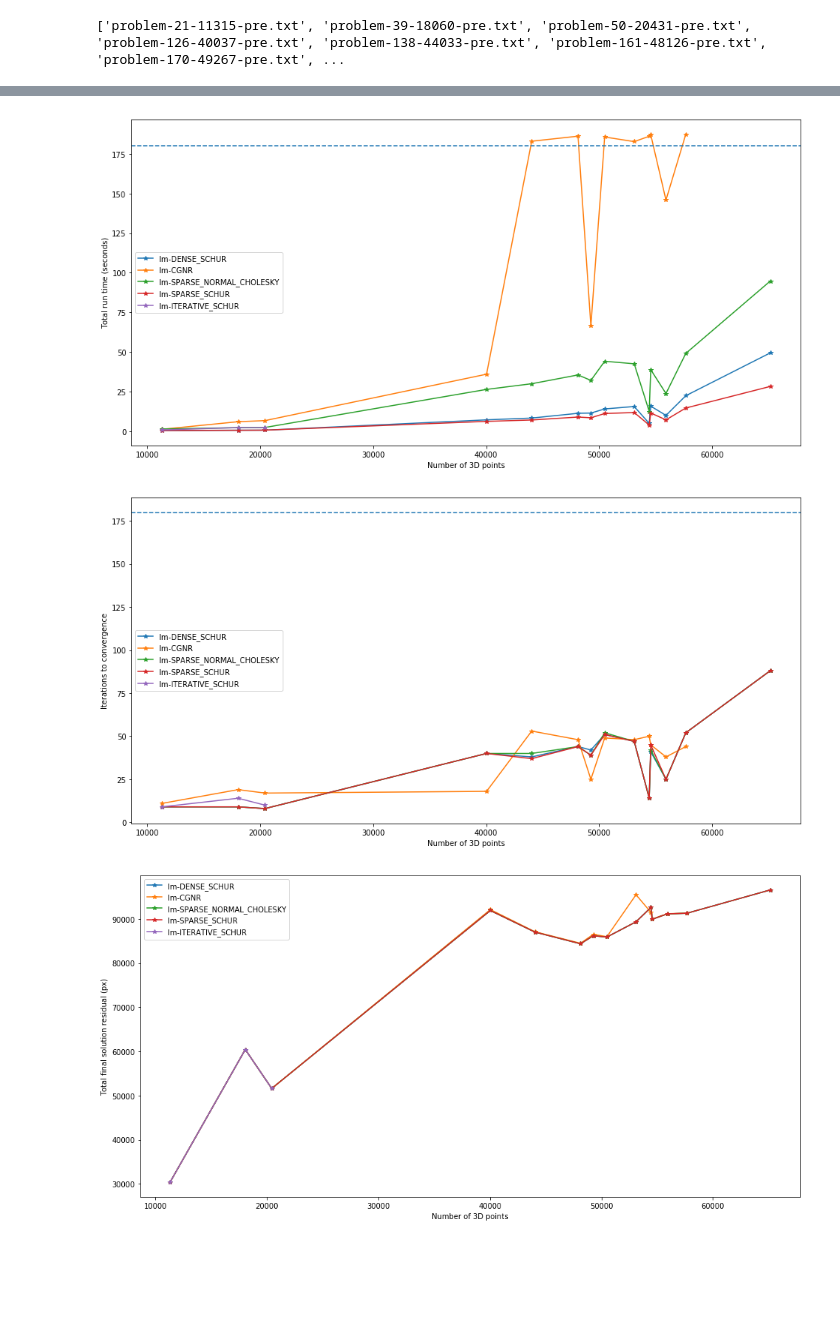
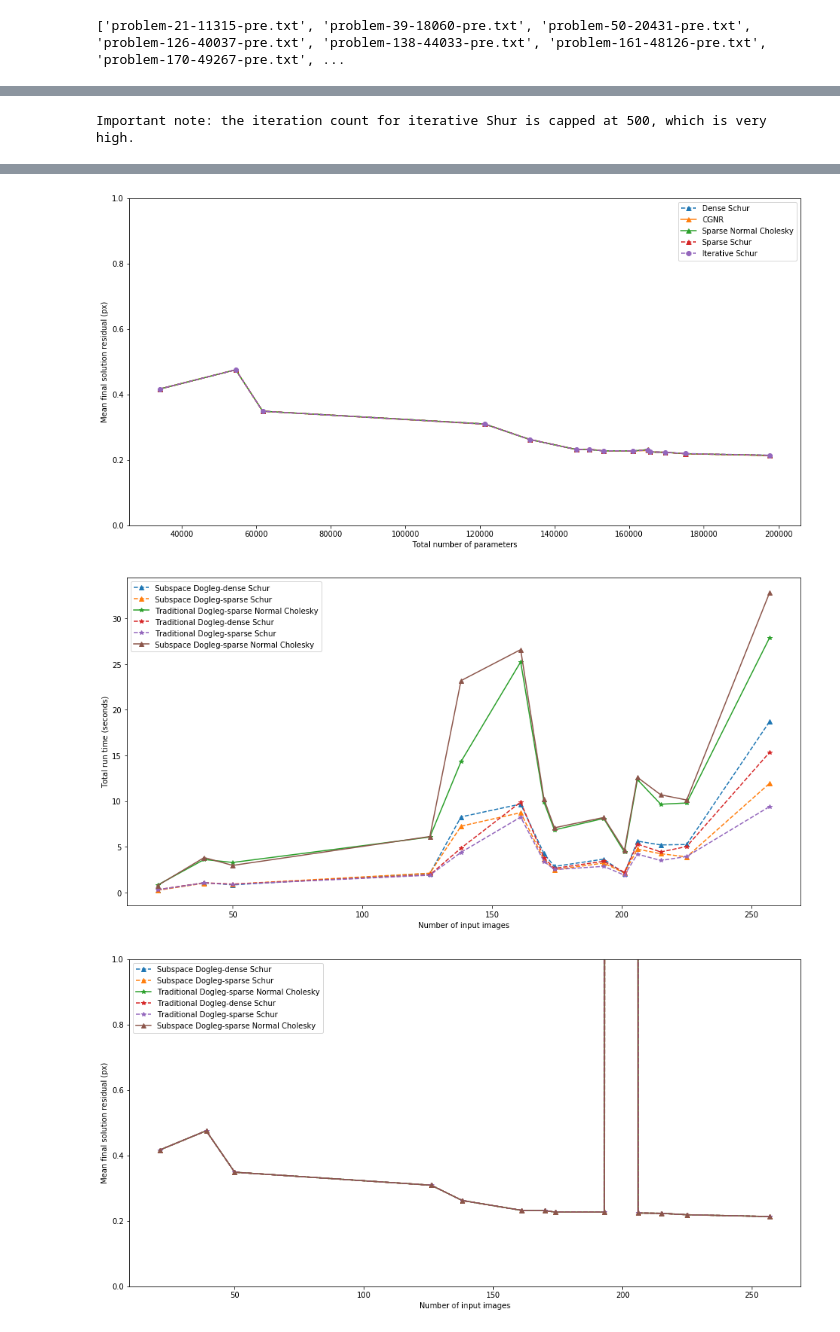
Before and after one commit to AndreiBarsan/numerics-from-scratch, a Jupyter notebook: csc2305/project/analysis/AnalyzeCeresExperiments.ipynb, the cells around one changed output, grey strips where cells are left out. Drawn from its saved outputs; the diff is of its cells as text; code cells hidden in the pictures; blank space fills up the shorter version.

```diff
--- a/csc2305/project/analysis/AnalyzeCeresExperiments.ipynb
+++ b/csc2305/project/analysis/AnalyzeCeresExperiments.ipynb
@@ -62,7 +62,7 @@ def ap_list(m, key, element):
         m[key] = []
     m[key].append(element)
 
-def load_files(root):
+def load_files(root, sequence_name = 'trafalgar'):
     files = os.listdir(root)
 
     agg = {
@@ -70,7 +70,7 @@ def load_files(root):
     }
 
     for file in files:
-        if file.endswith(".csv"):
+        if file.endswith(".csv") and sequence_name in file:
             _, seq_name, _, n_images_s, n_points_s, *_ = file.split('-')
             n_images = int(n_images_s)
             n_points = int(n_points_s)
@@ -88,6 +88,10 @@ def load_files(root):
             iterations = len(df)
             final_cost = df['cost'].iloc[-1]
             final_seconds = df['cumulative_time_in_seconds'].iloc[-1]
+
+            if iterations <= 2:
+                print("WARNING: skipping [{}] because of only {} interation(s).".format(file, iterations))
+                continue
 
             method_name = None
             if params.min_type == 'TRUST_REGION':
@@ -163,6 +158,11 @@ y_pretty = {
     'final_cost': "Total final solution residual (px)",
     'normalized_final_cost': "Mean final solution residual (px)",
 }
+# %%
+def screaming_snake_to_human(token):
+    """Converts SCREAMING_SNAKE_CASE to Human Friendly Names."""
+    parts = token.split("_")
+    return " ".join(part.capitalize() for part in parts)
 # %%
 def plot_category(category, x_axis='n_images', y_axis='time_seconds', **kw):
     frame = data[category]
@@ -171,9 +171,37 @@ def plot_category(category, x_axis='n_images', y_axis='time_seconds', **kw):
     plt.figure(figsize=(16,8))
     ax = plt.gca()
     for m in methods:
-        frame[frame['method'] == m].sort_values(by='n_images').plot(x_axis, y_axis, linestyle='-',
-                                                                    marker='*',
-                                                                    ax=ax, label=m)
+        # Set up this method's plot markers
+        if 'dense' in m.lower() or 'cgnr' in m.lower():
+            marker = '*'
+        if 'iterative' in m.lower():
+            marker = 'o'
+        else:
+            marker = '^'
+
+        # Set up this method's line style
+        if 'schur' in m.lower():
+            style = '--'
+        else:
+            style = '-'
+
+        # Make the experiment label human-readable
+        label = m[m.find('-') + 1:]
+        if label != "CGNR":
+            label = screaming_snake_to_human(label)
+
+        if category == 'dogleg':
+            if 'traditional' in m.lower():
+                marker = '*'
+            elif 'subspace' in m.lower():
+                marker = '^'
+            else:
+                raise ValueError("Unknown dogleg method category [{}]!".format(category))
+
+        # Plot the experiment's line
+        frame[frame['method'] == m].sort_values(by='n_images').plot(x_axis, y_axis, linestyle=style,
+                                                                    marker=marker,
+                                                                    ax=ax, label=label)
     ax.set_xlabel(x_pretty[x_axis])
     ax.set_ylabel(y_pretty[y_axis])
 
@@ -188,10 +216,16 @@ def plot_category(category, x_axis='n_images', y_axis='time_seconds', **kw):
     ax.legend()
 
 # TODO(andreib): Little skull icons for any marker over 'top'.
-plot_category('lm', 'n_images', 'time_seconds', top=180)
-plot_category('lm', 'n_points', 'time_seconds', top=180)
-plot_category('lm', 'n_points', 'iterations', top=180)
-plot_category('lm', 'n_points', 'final_cost', top=None)
-plot_category('lm', 'n_params', 'final_cost', top=None)
+top_seconds = None
+plot_category('lm', 'n_images', 'time_seconds', top=top_seconds)
+print("Important note: the iteration count for iterative Shur is capped at 500, which is very high.")
+# plot_category('lm', 'n_points', 'time_seconds', top=top_seconds)
+# plot_category('lm', 'n_points', 'iterations', top=top_seconds)
+# plot_category('lm', 'n_points', 'final_cost', top=None)
+# plot_category('lm', 'n_params', 'final_cost', top=None)
 plot_category('lm', 'n_params', 'normalized_final_cost', top=None)
+
+plot_category('dogleg', 'n_images', 'time_seconds', top=top_seconds)
+plot_category('dogleg', 'n_images', 'normalized_final_cost', top=None)
 # %% [output]
+Important note: the iteration count for iterative Shur is capped at 500, which is very high.
@@ -199,3 +233,3 @@ plot_category('lm', 'n_params', 'normalized_final_cost', top=None)
-[figure, old version]
+[figure, new version]
-[figure, old version]
+[figure, new version]
-[figure, old version]
+[figure, new version]
```
Also changed, not shown: parts of 5 cells of this notebook.
